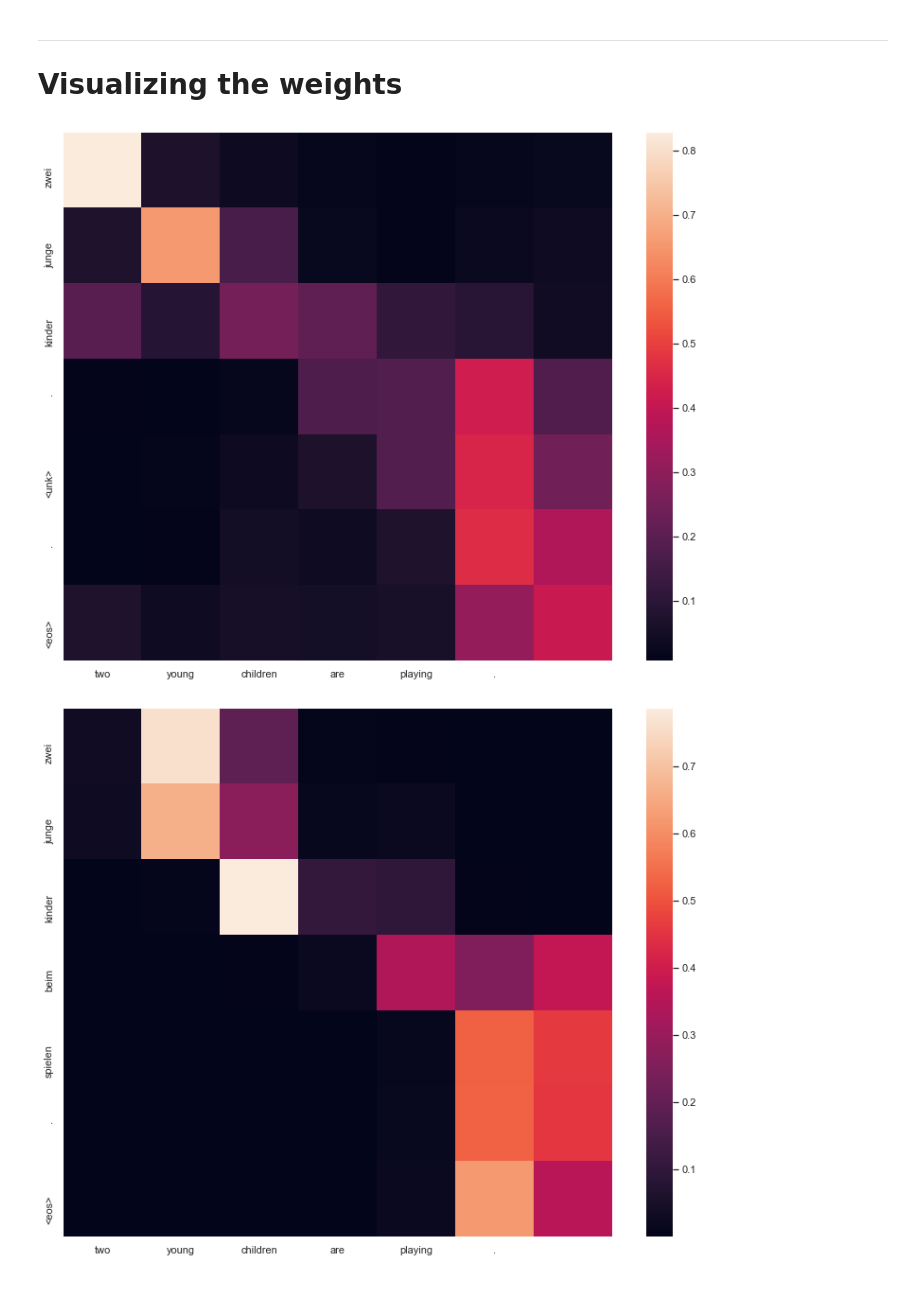
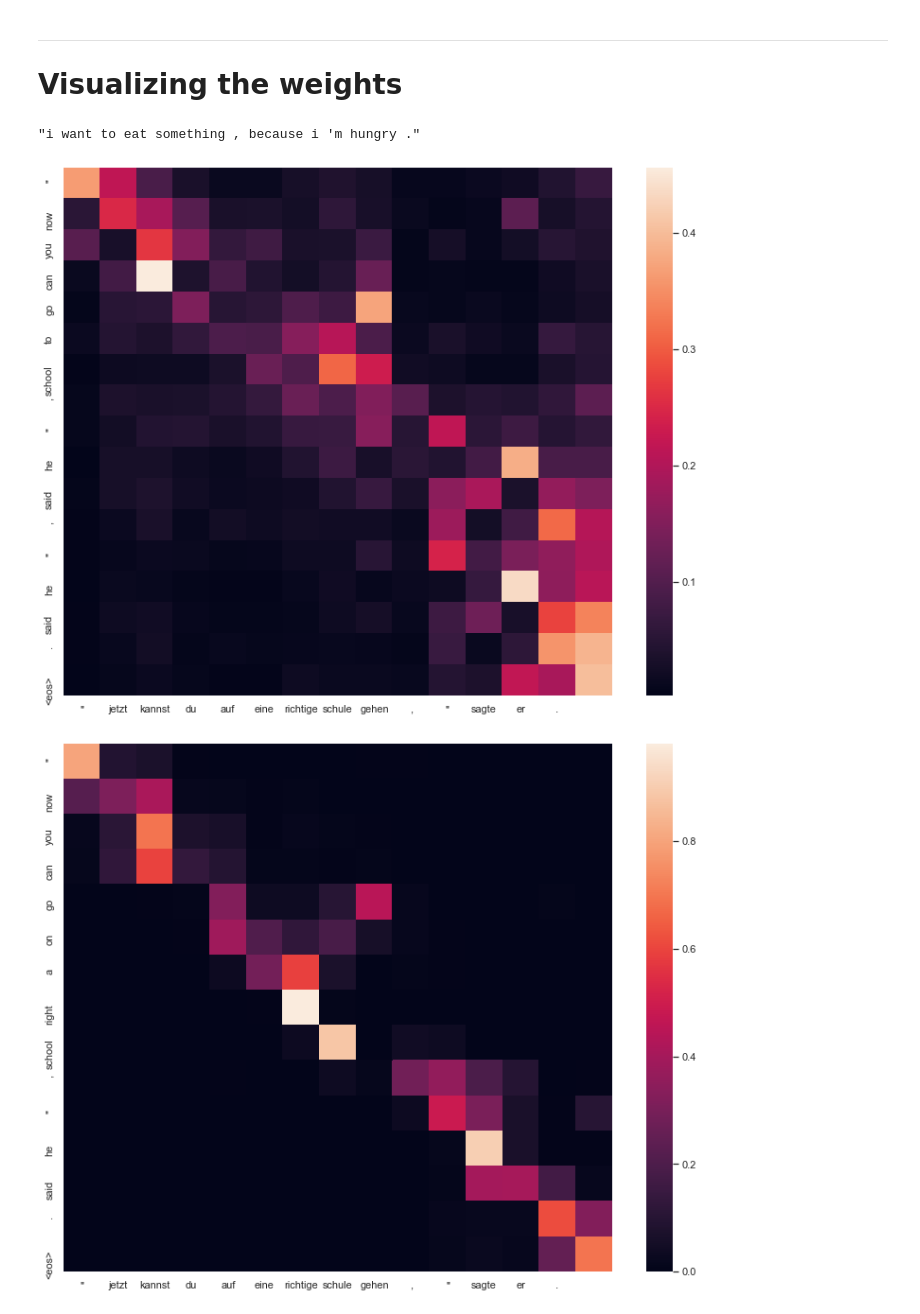
Before and after one commit to maroxtn/Transformer-vs-bahdanau-attention, a Jupyter notebook: notebooks/Comparison.ipynb, the cells around one changed output. Saved outputs shown, nothing was run; the diff lists cells and outputs as text; code cells hidden in the pictures.

Commit message:
Models trained on the bigger dataset

```diff
--- a/notebooks/Comparison.ipynb
+++ b/notebooks/Comparison.ipynb
@@ -52,6 +52,9 @@ def tokenizer_out(text):
 in_lang = Field(tokenize=tokenizer_in, lower=True)
 out_lang = Field(tokenize=tokenizer_out, lower=True, init_token="<sos>", eos_token="<eos>")
 # %%
-train_data, valid_data, test_data = Multi30k.splits(
-        exts=("."+CFG["IN_LANG"], "."+CFG["OUT_LANG"]), fields=(in_lang, out_lang ))
+MAX_LEN = 25
+
+train_data, valid_data, test_data = IWSLT.splits(
+        exts=("."+CFG["IN_LANG"], "."+CFG["OUT_LANG"]), fields=(in_lang, out_lang ) ,filter_pred=lambda x: len(vars(x)['src']) <= MAX_LEN and
+            len(vars(x)['trg']) <= MAX_LEN)
 # %%
@@ -60,10 +63,10 @@ out_lang.build_vocab(train_data, max_size=10000, min_freq=2)
 # %%
 def sample_example(): #Gives example from the dataset with its target (For visualizing attention weights)
 
-    i = np.random.randint(0,len(train_data))
+    i = np.random.randint(0,len(valid_data))
 
-    sentence = train_data[i].src
-    target_sentence = train_data[i].trg
+    sentence = valid_data[i].src
+    target_sentence = valid_data[i].trg
 
     target_sentence.insert(0,"<sos>")
     target_sentence = target_sentence + ["<eos>"]
@@ -325,11 +379,11 @@ class Seq2Seq(nn.Module):
 num_layers = 1
 dropout = 0.1
 
-d_model=128
+d_model=256
 
 encoder_embedding_size = d_model
 decoder_embedding_size = d_model
-hidden_size = d_model*4
+hidden_size = d_model
 
 
 
@@ -344,7 +398,7 @@ rnn_model.load_state_dict(torch.load("../models/rnn_model"))
 # %% [output]
 <All keys matched successfully>
 # %%
-def get_att_weights_bahdanau(model, sentence, target_sentence, max_length=50):
+def get_att_weights_bahdanau(model, sentence, max_length=50):
 
     model.eval()
 
@@ -371,7 +425,7 @@ def get_att_weights_bahdanau(model, sentence, target_sentence, max_length=50):
             attention = np.vstack((attention,att_weights))
             new = output.argmax(1).item()
 
-            preds.append(target_encoded[t+1])
+            preds.append(new)
 
             if new == out_lang.vocab.stoi["<eos>"]:
                 break
@@ -382,26 +436,30 @@ def get_att_weights_bahdanau(model, sentence, target_sentence, max_length=50):
 ---------
 
 # Visualizing the weights
+# %%
+translate_sentence_transformer(transformer_model, "Ich möchte etwas essen gehen, weil ich hungrig bin.", max_length=50)
+# %% [output]
+"i want to eat something , because i 'm hungry ."
 # %%
 sentence, target_sentence = sample_example()
 # %%
-att_weights, tr_preds = get_att_weights_transformer(transformer_model, sentence, target_sentence)
+att_weights, tr_preds = get_att_weights_transformer(transformer_model, sentence)
 
 sns.set(rc={'figure.figsize':(13,10.27)})
 sns.heatmap(att_weights, xticklabels=sentence, yticklabels=tr_preds)
 
 plt.show()
 # %% [output]
-[figure, old version]
+[figure, new version]
 # %%
-att_weights, rnn_preds = get_att_weights_bahdanau(rnn_model, sentence, target_sentence)
+att_weights, rnn_preds = get_att_weights_bahdanau(rnn_model, sentence)
 
 sns.set(rc={'figure.figsize':(13,10.27)})
 sns.heatmap(att_weights, xticklabels=sentence, yticklabels=rnn_preds)
 
 plt.show()
 # %% [output]
-[figure, old version]
+[figure, new version]
 # %%
 import pandas as pd
 
```
Also changed, not shown: parts of 9 cells of this notebook, 50 other files.
